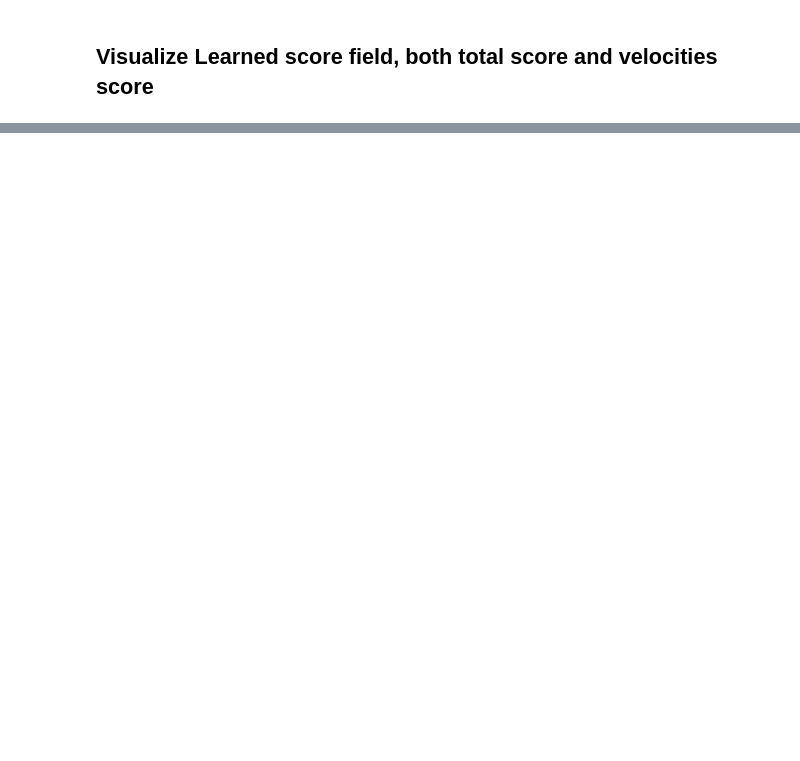
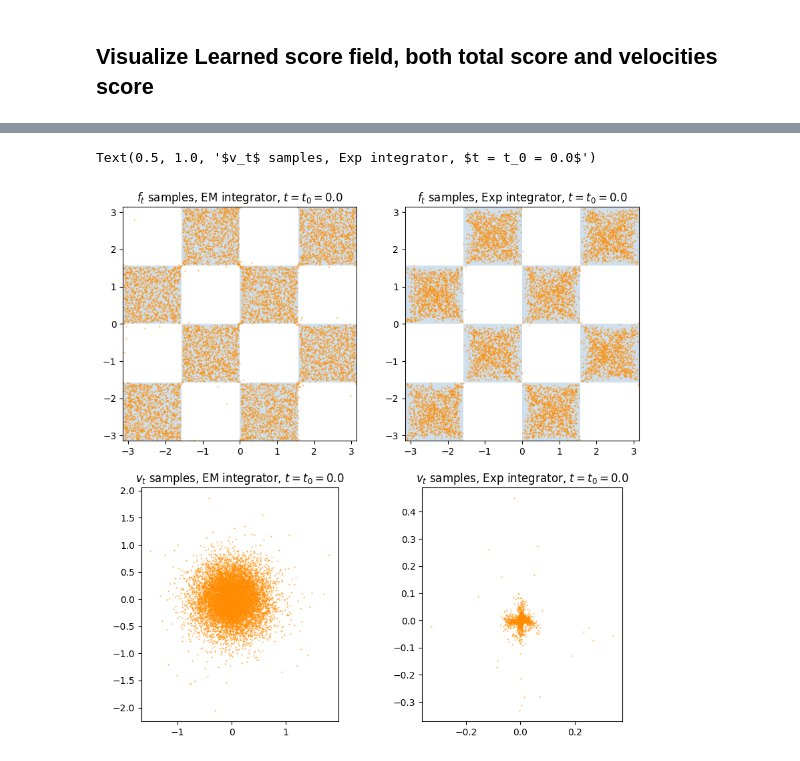
Before and after one commit to MateosCz/diffusion-playground, a Jupyter notebook: checkerboard_analysis.ipynb, the cells around one changed output, grey strips where cells are left out. Drawn from its saved outputs; the diff is of its cells as text; code cells hidden in the pictures; blank space fills up the shorter version.

```diff
--- a/checkerboard_analysis.ipynb
+++ b/checkerboard_analysis.ipynb
@@ -737,3 +737,70 @@ AttributeError: 'tuple' object has no attribute 'detach'
+# %%
+ft_list_em, vt_list_em, t_list_em = model.sample_backward(
+    fT_prior_kw="uniform",
+    vT_prior_kw="stdGauss",
+    data_shape=(10000, 2),
+    total_time=2.0,
+    tdm_score_fn=score_nn,
+    sample_trajectory=True,
+    n_steps = 15,
+    exponential_integration=False,
+    probability_flow=True,
+    predictor_corrector=False,
+    predictor_corrector_n_steps=20,
+    only_correct_vt = False,
+    tau = 1e-2
+)
+
+ft_list_exp, vt_list_exp, t_list_exp = model.sample_backward(
+    fT_prior_kw="uniform",
+    vT_prior_kw="stdGauss",
+    data_shape=(10000, 2),
+    total_time=2.0,
+    tdm_score_fn=score_nn,
+    sample_trajectory=True,
+    n_steps = 15,
+    exponential_integration=True,
+    probability_flow=True,
+    predictor_corrector=False,
+    predictor_corrector_n_steps=20,
+    only_correct_vt = True,
+    tau = 1e-2
+)
+
+fig, axes = plt.subplots(2, 2, figsize=(10, 10))
+
+ft_em_final = ft_list_em[-1].detach().cpu()
+v0_em_final = vt_list_em[-1].detach().cpu()
+
+ft_exp_final = ft_list_exp[-1].detach().cpu()
+v0_exp_final = vt_list_exp[-1].detach().cpu()
+
+t_final = t_list_em[-1]
+
+ax = axes[0, 0]
+custom_plot.draw_checkerboard(ax)
+ax.scatter(ft_em_final[:,0], ft_em_final[:,1], c="darkorange", cmap="viridis", s=0.5, alpha=0.5)
+ax.set_aspect("equal")
+ax.set_title(f"$f_t$ samples, EM integrator, $t = t_0 = {t_final}$")
+
+ax = axes[0, 1]
+custom_plot.draw_checkerboard(ax)
+ax.scatter(ft_exp_final[:,0], ft_exp_final[:,1], c="darkorange", cmap="viridis", s=0.5, alpha=0.5)
+ax.set_aspect("equal")
+ax.set_title(f"$f_t$ samples, Exp integrator, $t = t_0 = {t_final}$")
+
+ax = axes[1, 0]
+ax.scatter(v0_em_final[:,0], v0_em_final[:,1], c="darkorange", cmap="viridis", s=0.5, alpha=0.5)
+ax.set_aspect("equal")
+ax.set_title(f"$v_t$ samples, EM integrator, $t = t_0 = {t_final}$")
+
+ax = axes[1, 1]
+ax.scatter(v0_exp_final[:,0], v0_exp_final[:,1], c="darkorange", cmap="viridis", s=0.5, alpha=0.5)
+ax.set_aspect("equal")
+ax.set_title(f"$v_t$ samples, Exp integrator, $t = t_0 = {t_final}$")
+# %% [output]
+Text(0.5, 1.0, '$v_t$ samples, Exp integrator, $t = t_0 = 0.0$')
+[figure, added]
 # %%
 # import torch
 # score_nn.eval()
```
Also changed, not shown: parts of 16 cells of this notebook, 8 other files.
